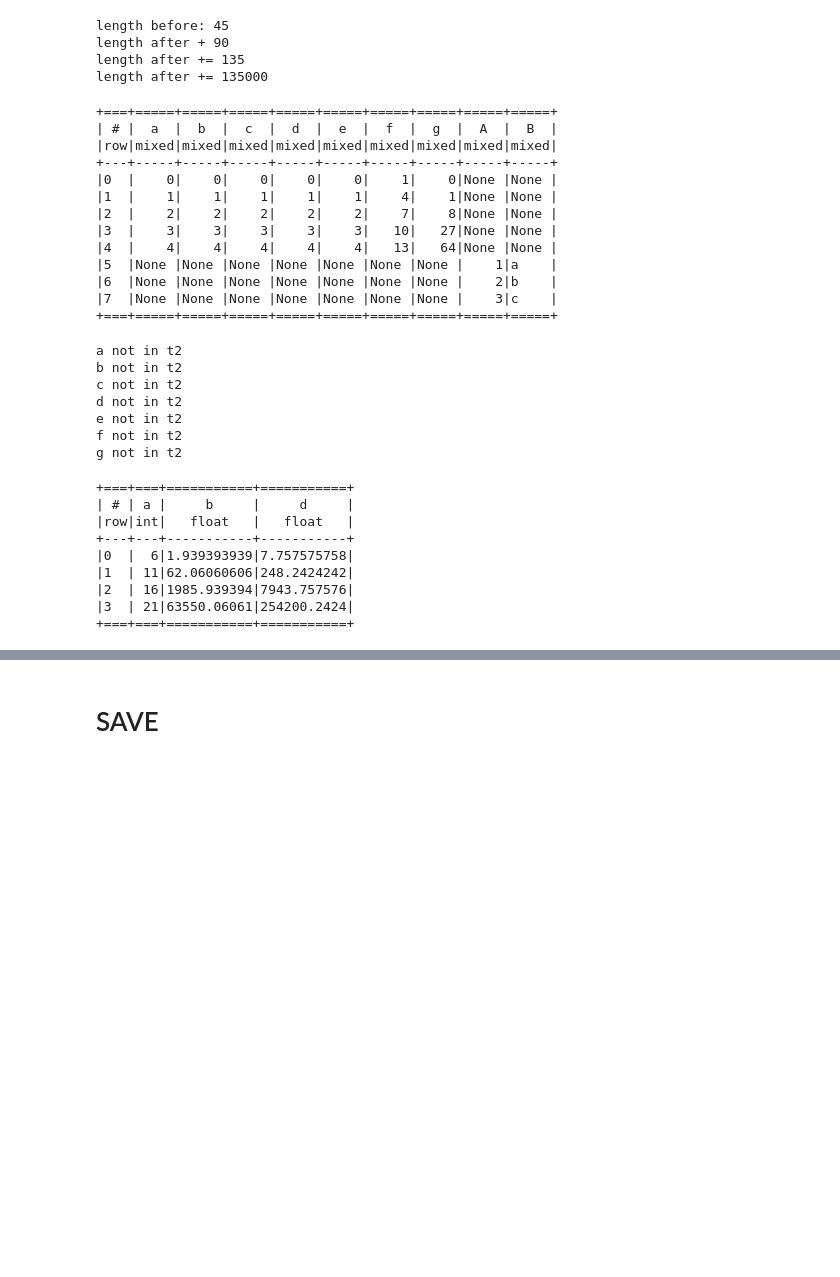
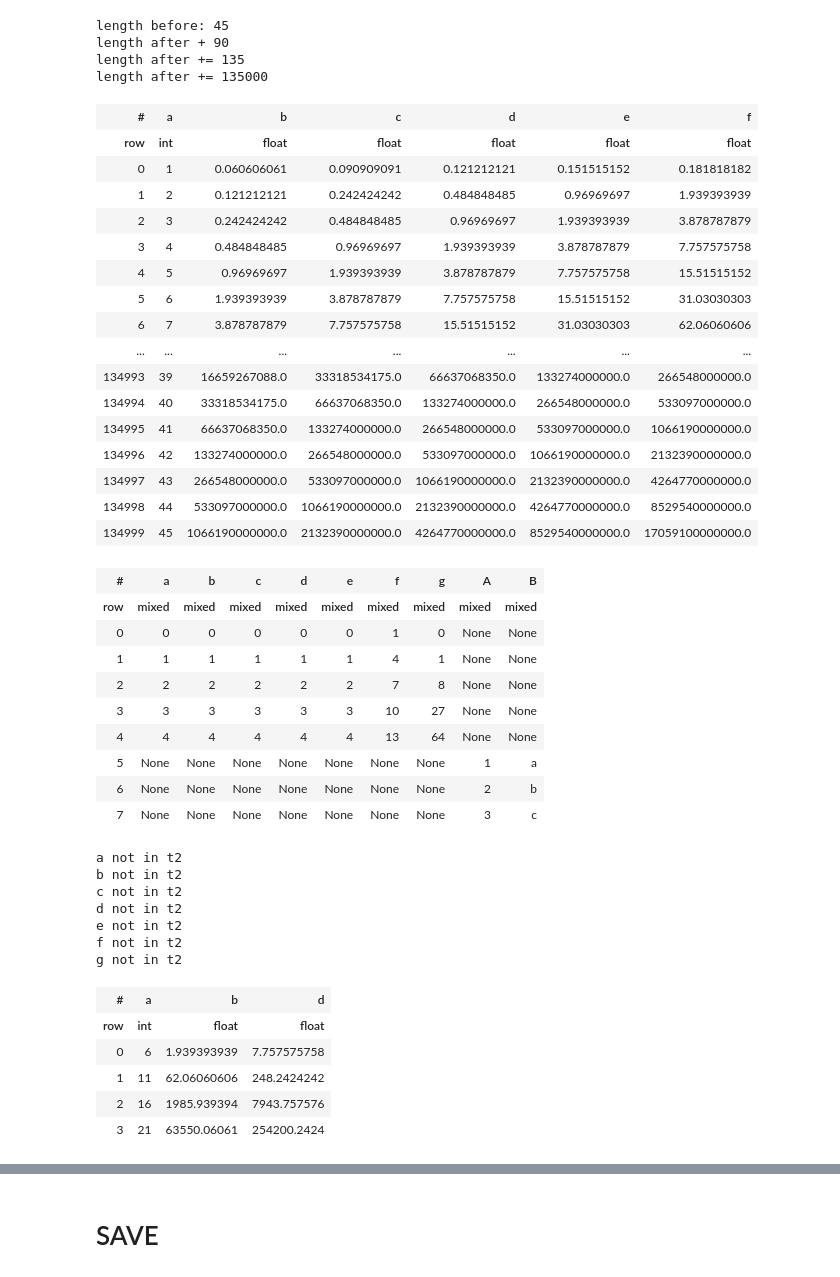
Before and after one commit to root-11/tablite, a Jupyter notebook: tutorial.ipynb, the cells around one changed output, grey strips where cells are left out. Cells and saved outputs as stored; diff of their text form; code cells hidden in the pictures; blank space fills up the shorter version.

```diff
--- a/tutorial.ipynb
+++ b/tutorial.ipynb
@@ -397,25 +405,42 @@ length before: 45
 length after + 90
 length after += 135
 length after += 135000
+# %%
+t5
+# %% [output]
+| # | a | b | c | d | e | f |
+| row | int | float | float | float | float | float |
+| 0 | 1 | 0.060606061 | 0.090909091 | 0.121212121 | 0.151515152 | 0.181818182 |
+| 1 | 2 | 0.121212121 | 0.242424242 | 0.484848485 | 0.96969697 | 1.939393939 |
+| 2 | 3 | 0.242424242 | 0.484848485 | 0.96969697 | 1.939393939 | 3.878787879 |
+| 3 | 4 | 0.484848485 | 0.96969697 | 1.939393939 | 3.878787879 | 7.757575758 |
+| 4 | 5 | 0.96969697 | 1.939393939 | 3.878787879 | 7.757575758 | 15.51515152 |
+| 5 | 6 | 1.939393939 | 3.878787879 | 7.757575758 | 15.51515152 | 31.03030303 |
+| 6 | 7 | 3.878787879 | 7.757575758 | 15.51515152 | 31.03030303 | 62.06060606 |
+| ... | ... | ... | ... | ... | ... | ... |
+| 134993 | 39 | 16659267088.0 | 33318534175.0 | 66637068350.0 | 133274000000.0 | 266548000000.0 |
+| 134994 | 40 | 33318534175.0 | 66637068350.0 | 133274000000.0 | 266548000000.0 | 533097000000.0 |
+| 134995 | 41 | 66637068350.0 | 133274000000.0 | 266548000000.0 | 533097000000.0 | 1066190000000.0 |
+| 134996 | 42 | 133274000000.0 | 266548000000.0 | 533097000000.0 | 1066190000000.0 | 2132390000000.0 |
+| 134997 | 43 | 266548000000.0 | 533097000000.0 | 1066190000000.0 | 2132390000000.0 | 4264770000000.0 |
+| 134998 | 44 | 533097000000.0 | 1066190000000.0 | 2132390000000.0 | 4264770000000.0 | 8529540000000.0 |
+| 134999 | 45 | 1066190000000.0 | 2132390000000.0 | 4264770000000.0 | 8529540000000.0 | 17059100000000.0 |
 # %%
 # if your are in doubt whether your tables will be the same you can use .stack(other)
 assert t.columns != t2.columns  # compares list of column names.
 t6 = t.stack(t2)
-t6.show()
+t6
 # %% [output]
-+===+=====+=====+=====+=====+=====+=====+=====+=====+=====+
-| # |  a  |  b  |  c  |  d  |  e  |  f  |  g  |  A  |  B  |
-|row|mixed|mixed|mixed|mixed|mixed|mixed|mixed|mixed|mixed|
-+---+-----+-----+-----+-----+-----+-----+-----+-----+-----+
-|0  |    0|    0|    0|    0|    0|    1|    0|None |None |
-|1  |    1|    1|    1|    1|    1|    4|    1|None |None |
-|2  |    2|    2|    2|    2|    2|    7|    8|None |None |
-|3  |    3|    3|    3|    3|    3|   10|   27|None |None |
-|4  |    4|    4|    4|    4|    4|   13|   64|None |None |
-|5  |None |None |None |None |None |None |None |    1|a    |
-|6  |None |None |None |None |None |None |None |    2|b    |
-|7  |None |None |None |None |None |None |None |    3|c    |
-+===+=====+=====+=====+=====+=====+=====+=====+=====+=====+
+| # | a | b | c | d | e | f | g | A | B |
+| row | mixed | mixed | mixed | mixed | mixed | mixed | mixed | mixed | mixed |
+| 0 | 0 | 0 | 0 | 0 | 0 | 1 | 0 | None | None |
+| 1 | 1 | 1 | 1 | 1 | 1 | 4 | 1 | None | None |
+| 2 | 2 | 2 | 2 | 2 | 2 | 7 | 8 | None | None |
+| 3 | 3 | 3 | 3 | 3 | 3 | 10 | 27 | None | None |
+| 4 | 4 | 4 | 4 | 4 | 4 | 13 | 64 | None | None |
+| 5 | None | None | None | None | None | None | None | 1 | a |
+| 6 | None | None | None | None | None | None | None | 2 | b |
+| 7 | None | None | None | None | None | None | None | 3 | c |
 # %%
 # As you can see above, t6['C'] is padded with "None" where t2 was missing the columns.
 
@@ -441,17 +466,14 @@ t3_copy = t3.copy()
 assert t3_copy == t3
 # you can also perform multi criteria selections using getitem [ ... ]
 t3_slice = t3['a','b','d', 5:25:5]
-t3_slice.show()
+t3_slice
 # %% [output]
-+===+===+===========+===========+
-| # | a |     b     |     d     |
-|row|int|   float   |   float   |
-+---+---+-----------+-----------+
-|0  |  6|1.939393939|7.757575758|
-|1  | 11|62.06060606|248.2424242|
-|2  | 16|1985.939394|7943.757576|
-|3  | 21|63550.06061|254200.2424|
-+===+===+===========+===========+
+| # | a | b | d |
+| row | int | float | float |
+| 0 | 6 | 1.939393939 | 7.757575758 |
+| 1 | 11 | 62.06060606 | 248.2424242 |
+| 2 | 16 | 1985.939394 | 7943.757576 |
+| 3 | 21 | 63550.06061 | 254200.2424 |
 # %%
 #deleting items also works the same way:
 del t3_slice[1:3]  # delete row number 2 & 3
```
Also changed, not shown: parts of 42 cells of this notebook.
